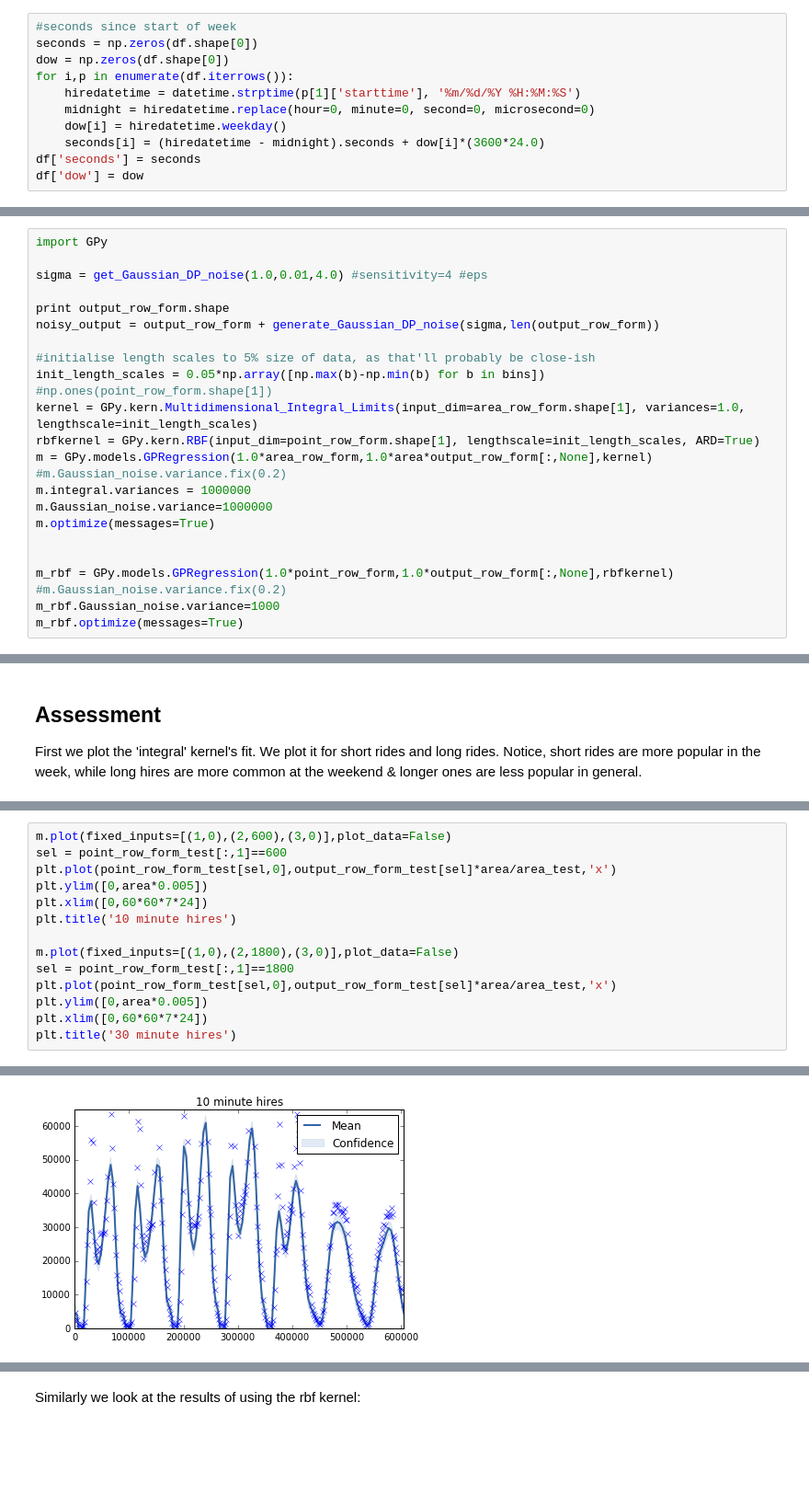
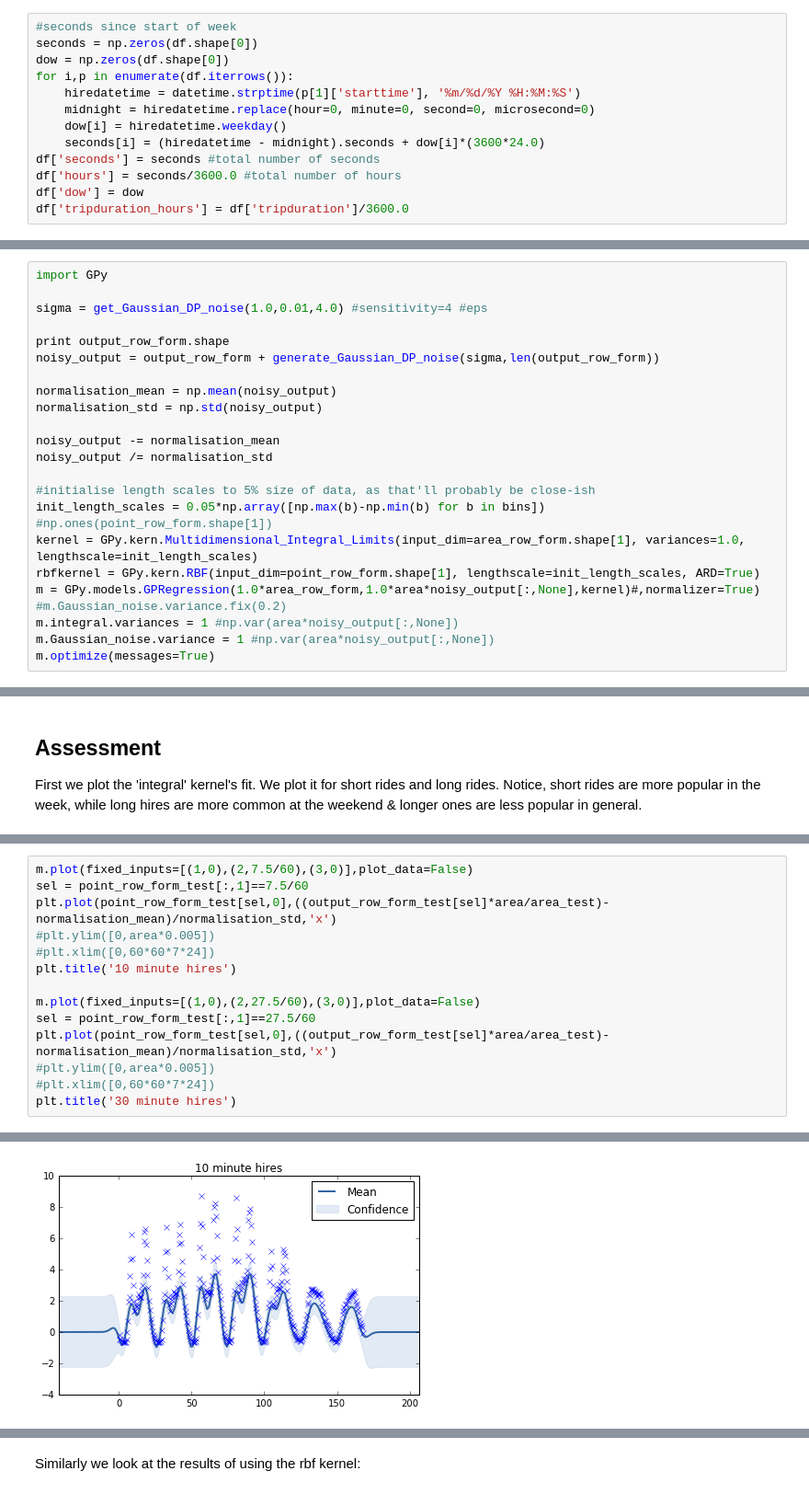
Before and after one commit to lionfish0/dp, a Jupyter notebook: New york bike hire.ipynb, the cells around one changed output, grey strips where cells are left out. Shown: that part at 92% size. Drawn from its saved outputs; the diff is of its cells as text; blank space fills up the shorter version.

```diff
--- a/New york bike hire.ipynb
+++ b/New york bike hire.ipynb
@@ -28,8 +29,10 @@ for i,p in enumerate(df.iterrows()):
     midnight = hiredatetime.replace(hour=0, minute=0, second=0, microsecond=0)
     dow[i] = hiredatetime.weekday()
     seconds[i] = (hiredatetime - midnight).seconds + dow[i]*(3600*24.0)
-df['seconds'] = seconds
+df['seconds'] = seconds #total number of seconds
+df['hours'] = seconds/3600.0 #total number of hours
 df['dow'] = dow
+df['tripduration_hours'] = df['tripduration']/3600.0
 # %%
 #seconds since midnight
 #seconds = np.zeros(df.shape[0])
@@ -220,20 +220,20 @@ sigma = get_Gaussian_DP_noise(1.0,0.01,4.0) #sensitivity=4 #eps
 print output_row_form.shape
 noisy_output = output_row_form + generate_Gaussian_DP_noise(sigma,len(output_row_form))
 
+normalisation_mean = np.mean(noisy_output)
+normalisation_std = np.std(noisy_output)
+
+noisy_output -= normalisation_mean
+noisy_output /= normalisation_std
+
 #initialise length scales to 5% size of data, as that'll probably be close-ish
 init_length_scales = 0.05*np.array([np.max(b)-np.min(b) for b in bins]) #np.ones(point_row_form.shape[1])
 kernel = GPy.kern.Multidimensional_Integral_Limits(input_dim=area_row_form.shape[1], variances=1.0, lengthscale=init_length_scales)
 rbfkernel = GPy.kern.RBF(input_dim=point_row_form.shape[1], lengthscale=init_length_scales, ARD=True)
-m = GPy.models.GPRegression(1.0*area_row_form,1.0*area*output_row_form[:,None],kernel)
+m = GPy.models.GPRegression(1.0*area_row_form,1.0*area*noisy_output[:,None],kernel)#,normalizer=True)
 #m.Gaussian_noise.variance.fix(0.2)
-m.integral.variances = 1000000
-m.Gaussian_noise.variance=1000000
+m.integral.variances = 1 #np.var(area*noisy_output[:,None])
+m.Gaussian_noise.variance = 1 #np.var(area*noisy_output[:,None])
 m.optimize(messages=True)
-
-
-m_rbf = GPy.models.GPRegression(1.0*point_row_form,1.0*output_row_form[:,None],rbfkernel)
-#m.Gaussian_noise.variance.fix(0.2)
-m_rbf.Gaussian_noise.variance=1000
-m_rbf.optimize(messages=True)
 # %% [output]
 (168,)
@@ -258,17 +279,17 @@ First we plot the 'integral' kernel's fit. We plot it for short rides and long r
 # %%
-m.plot(fixed_inputs=[(1,0),(2,600),(3,0)],plot_data=False)
-sel = point_row_form_test[:,1]==600
-plt.plot(point_row_form_test[sel,0],output_row_form_test[sel]*area/area_test,'x')
-plt.ylim([0,area*0.005])
-plt.xlim([0,60*60*7*24])
+m.plot(fixed_inputs=[(1,0),(2,7.5/60),(3,0)],plot_data=False)
+sel = point_row_form_test[:,1]==7.5/60
+plt.plot(point_row_form_test[sel,0],((output_row_form_test[sel]*area/area_test)-normalisation_mean)/normalisation_std,'x')
+#plt.ylim([0,area*0.005])
+#plt.xlim([0,60*60*7*24])
 plt.title('10 minute hires')
 
-m.plot(fixed_inputs=[(1,0),(2,1800),(3,0)],plot_data=False)
-sel = point_row_form_test[:,1]==1800
-plt.plot(point_row_form_test[sel,0],output_row_form_test[sel]*area/area_test,'x')
-plt.ylim([0,area*0.005])
-plt.xlim([0,60*60*7*24])
+m.plot(fixed_inputs=[(1,0),(2,27.5/60),(3,0)],plot_data=False)
+sel = point_row_form_test[:,1]==27.5/60
+plt.plot(point_row_form_test[sel,0],((output_row_form_test[sel]*area/area_test)-normalisation_mean)/normalisation_std,'x')
+#plt.ylim([0,area*0.005])
+#plt.xlim([0,60*60*7*24])
 plt.title('30 minute hires')
 # %% [output]
 <matplotlib.text.Text at 0x...>
-[figure, old version]
+[figure, new version]
```
Also changed, not shown: parts of 21 cells of this notebook.
